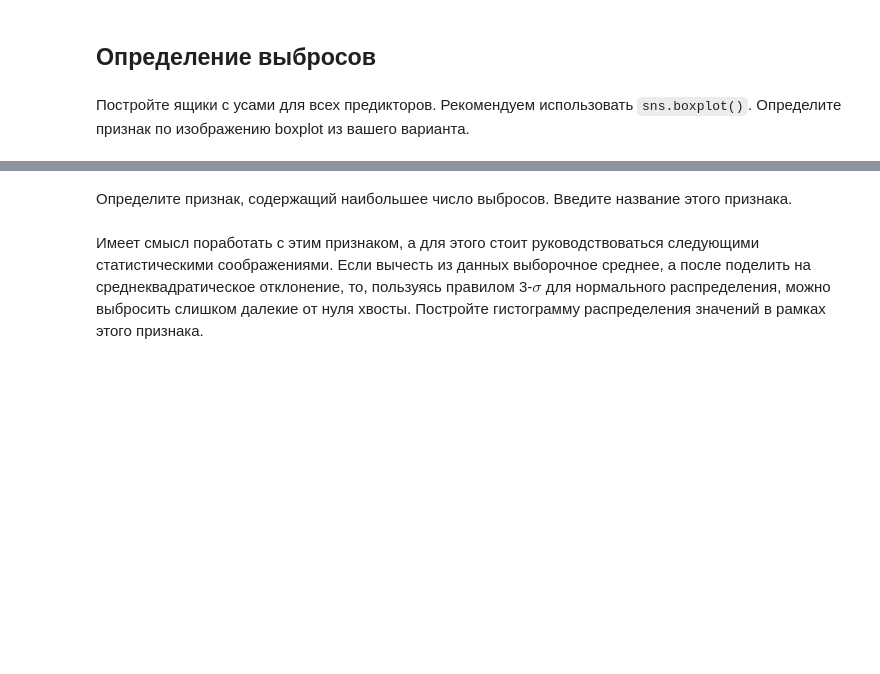
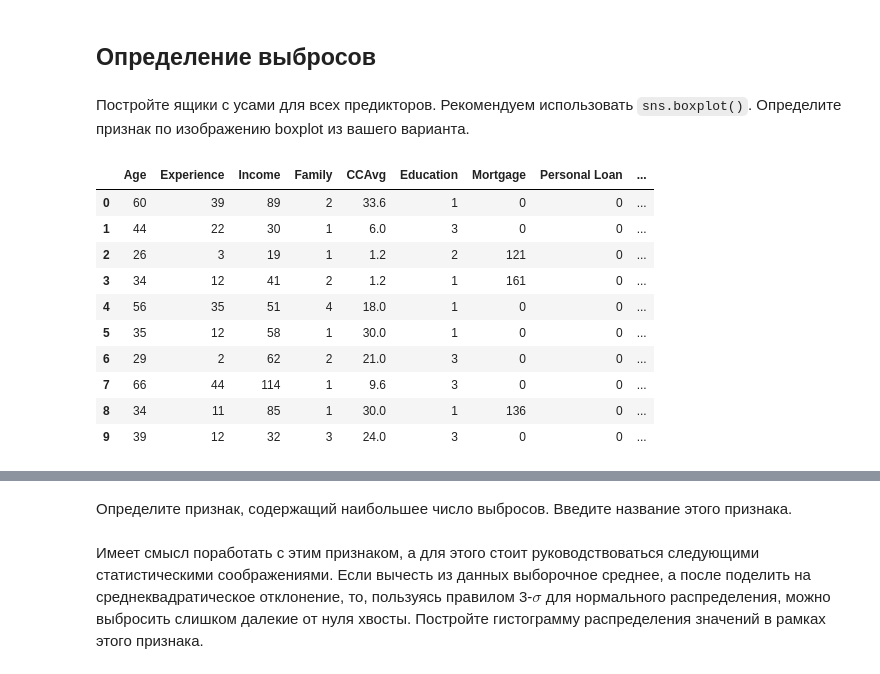
Before and after one commit to muzafarovdan/MyEducation, a Jupyter notebook: ML_OE/DecisionTree.ipynb, the cells around one changed output, grey strips where cells are left out. Saved outputs shown, nothing was run; the diff lists cells and outputs as text; code cells hidden in the pictures; blank space fills up the shorter version.

```diff
--- a/ML_OE/DecisionTree.ipynb
+++ b/ML_OE/DecisionTree.ipynb
@@ -104,0 +189,14 @@ Experience содержит какие-то отрицательные знач
+# %%
+df.head(10)
+# %% [output]
+|  | Age | Experience | Income | Family | CCAvg | Education | Mortgage | Personal Loan | ... |
+| 0 | 60 | 39 | 89 | 2 | 33.6 | 1 | 0 | 0 | ... |
+| 1 | 44 | 22 | 30 | 1 | 6.0 | 3 | 0 | 0 | ... |
+| 2 | 26 | 3 | 19 | 1 | 1.2 | 2 | 121 | 0 | ... |
+| 3 | 34 | 12 | 41 | 2 | 1.2 | 1 | 161 | 0 | ... |
+| 4 | 56 | 35 | 51 | 4 | 18.0 | 1 | 0 | 0 | ... |
+| 5 | 35 | 12 | 58 | 1 | 30.0 | 1 | 0 | 0 | ... |
+| 6 | 29 | 2 | 62 | 2 | 21.0 | 3 | 0 | 0 | ... |
+| 7 | 66 | 44 | 114 | 1 | 9.6 | 3 | 0 | 0 | ... |
+| 8 | 34 | 11 | 85 | 1 | 30.0 | 1 | 136 | 0 | ... |
+| 9 | 39 | 12 | 32 | 3 | 24.0 | 3 | 0 | 0 | ... |
```
Also changed, not shown: parts of 47 cells of this notebook, 1 other file.
